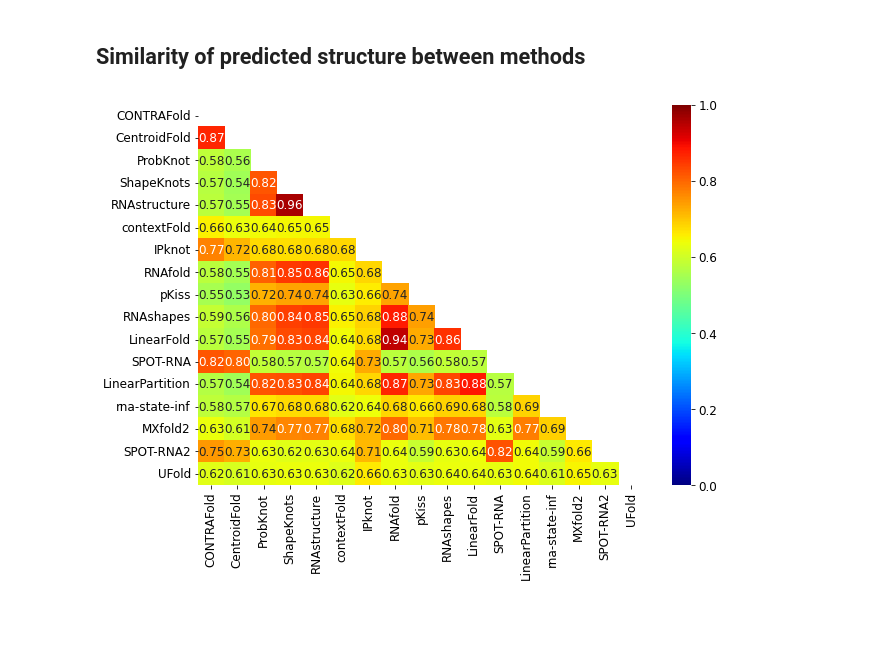
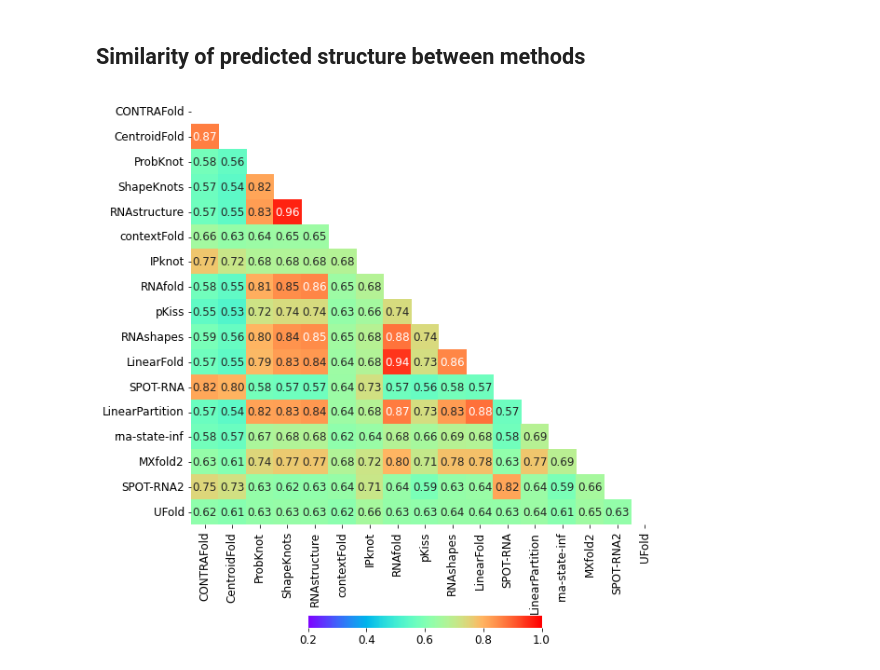
Before and after one commit to sinc-lab/lncRNA-folding, a Jupyter notebook: results/results_sce.ipynb, the cells around one changed output. Saved outputs shown, nothing was run; the diff lists cells and outputs as text; code cells hidden in the pictures; blank space fills up the shorter version.

Commit message:
update graphics

```diff
--- a/results/results_sce.ipynb
+++ b/results/results_sce.ipynb
@@ -412,24 +412,25 @@ Friedman test in MAS: pvalue= 0.00
 # %%
 corrmat = np.zeros((len(methods), len(methods)))
 for i, method1 in enumerate(tqdm(methods)):
     for j, method2 in enumerate(methods):
         if j >= i:
             continue
         similarity = []
         for ID in predictions[method1].keys():
             if ID not in predictions[method2].keys():
                 continue
 
             # paired-unpaired accuracy
             pred1 = np.array([0 if n == "." else 1 for n in predictions[method1][ID]])
             pred2 = np.array([0 if n == "." else 1 for n in predictions[method2][ID]])
             similarity.append(np.mean(pred1 == pred2))
 
         corrmat[i, j] = np.mean(similarity)
 
-plt.figure(figsize=(10, 7))
 mask = np.triu(np.ones_like(corrmat, dtype=bool))
+plt.figure(figsize=(9, 12))
 sns.heatmap(corrmat, xticklabels=methods, yticklabels=methods,
-            mask=mask, annot=True, fmt='.2f', cmap="jet", vmin=0, vmax=1);
+            mask=mask, annot=True, fmt='.2f', cmap="rainbow", vmin=.2, vmax=1,
+            cbar_kws={"shrink": 0.5, "orientation": "horizontal"});
 # %% [output]
-[figure, old version]
+[figure, new version]
```
Also changed, not shown: parts of 1 cell of this notebook.
